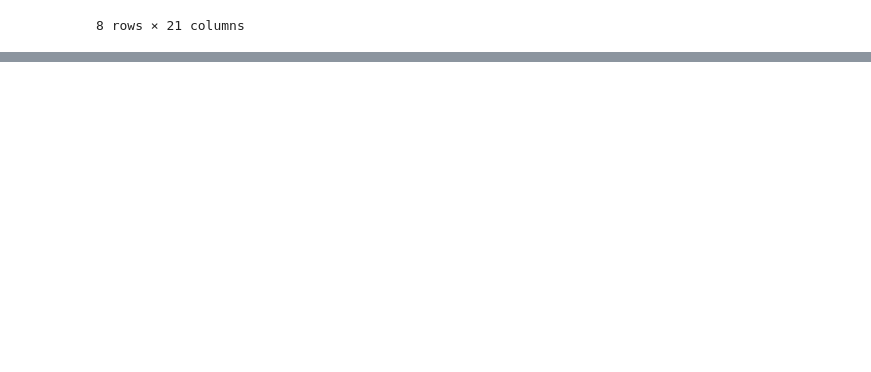
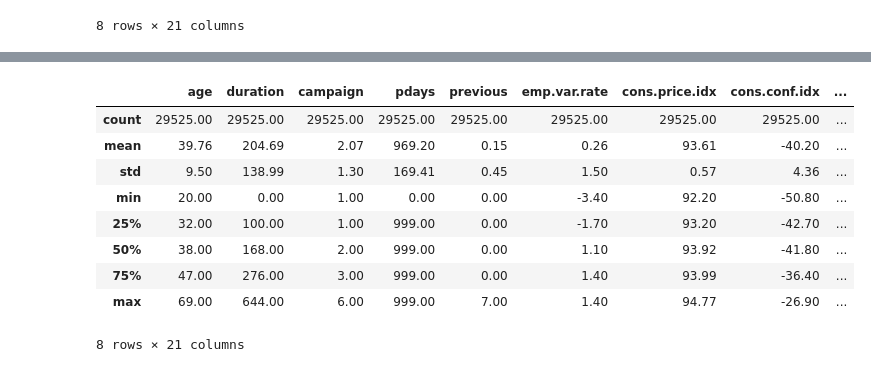
Before and after one commit to Nonpoint93/logistic_regression, a Jupyter notebook: src/explore.ipynb, the cells around one changed output, grey strips where cells are left out. Cells and saved outputs as stored; diff of their text form; code cells hidden in the pictures; blank space fills up the shorter version.

```diff
--- a/src/explore.ipynb
+++ b/src/explore.ipynb
@@ -45,7 +166,6 @@ else:
 if dataframe.duplicated().sum() > 0:
     print("Duplicates found")
     dataframe.drop_duplicates(inplace=True)
-    dataframe.reset_index(drop=True, inplace=True)
 else:
    print("No duplicates")
 
@@ -121,0 +217,2 @@ Accuracy score: 0.8919378338999514
+# %%
+outlier_info = identify_outliers(dataframe)
@@ -121,0 +237,28 @@ Accuracy score: 0.8919378338999514
+# %%
+def remove_outliers(df, outlier_info):
+
+    for col, info in outlier_info.items():
+        lower_limit = info['lower_bound']
+        upper_limit = info['upper_bound']
+
+        if lower_limit < 0:
+            df = df[df[col] >= lower_limit]
+        if upper_limit > 0:
+            df = df[df[col] <= upper_limit]
+
+
+    return df
+# %%
+df_without_outliers = remove_outliers(dataframe, outlier_info=outlier_info)
+df_without_outliers.describe().round(2)
+# %% [output]
+|  | age | duration | campaign | pdays | previous | emp.var.rate | cons.price.idx | cons.conf.idx | ... |
+| count | 29525.00 | 29525.00 | 29525.00 | 29525.00 | 29525.00 | 29525.00 | 29525.00 | 29525.00 | ... |
+| mean | 39.76 | 204.69 | 2.07 | 969.20 | 0.15 | 0.26 | 93.61 | -40.20 | ... |
+| std | 9.50 | 138.99 | 1.30 | 169.41 | 0.45 | 1.50 | 0.57 | 4.36 | ... |
+| min | 20.00 | 0.00 | 1.00 | 0.00 | 0.00 | -3.40 | 92.20 | -50.80 | ... |
+| 25% | 32.00 | 100.00 | 1.00 | 999.00 | 0.00 | -1.70 | 93.20 | -42.70 | ... |
+| 50% | 38.00 | 168.00 | 2.00 | 999.00 | 0.00 | 1.10 | 93.92 | -41.80 | ... |
+| 75% | 47.00 | 276.00 | 3.00 | 999.00 | 0.00 | 1.40 | 93.99 | -36.40 | ... |
+| max | 69.00 | 644.00 | 6.00 | 999.00 | 7.00 | 1.40 | 94.77 | -26.90 | ... |
+8 rows × 21 columns
```
Also changed, not shown: parts of 27 cells of this notebook.
